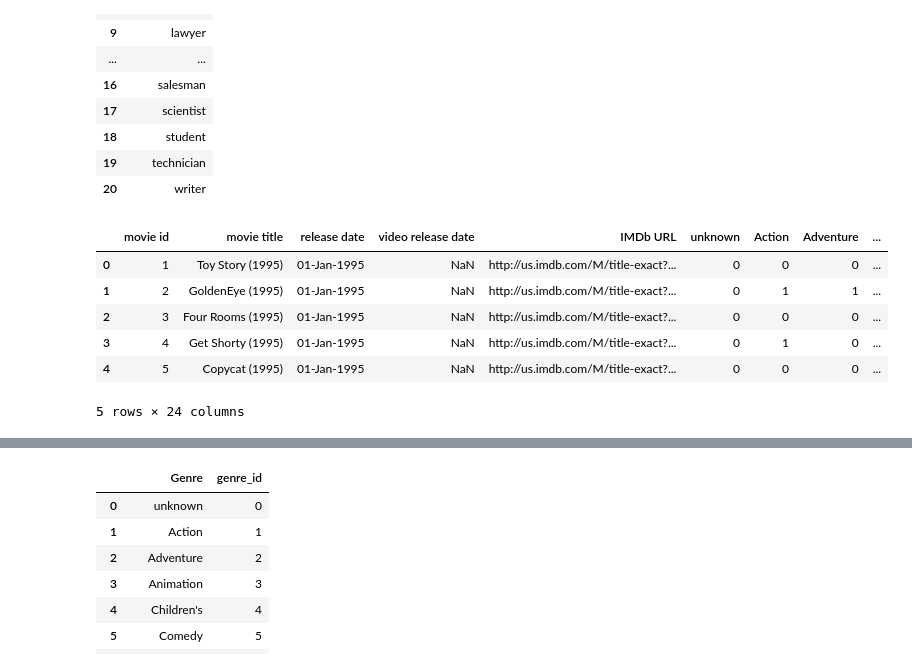
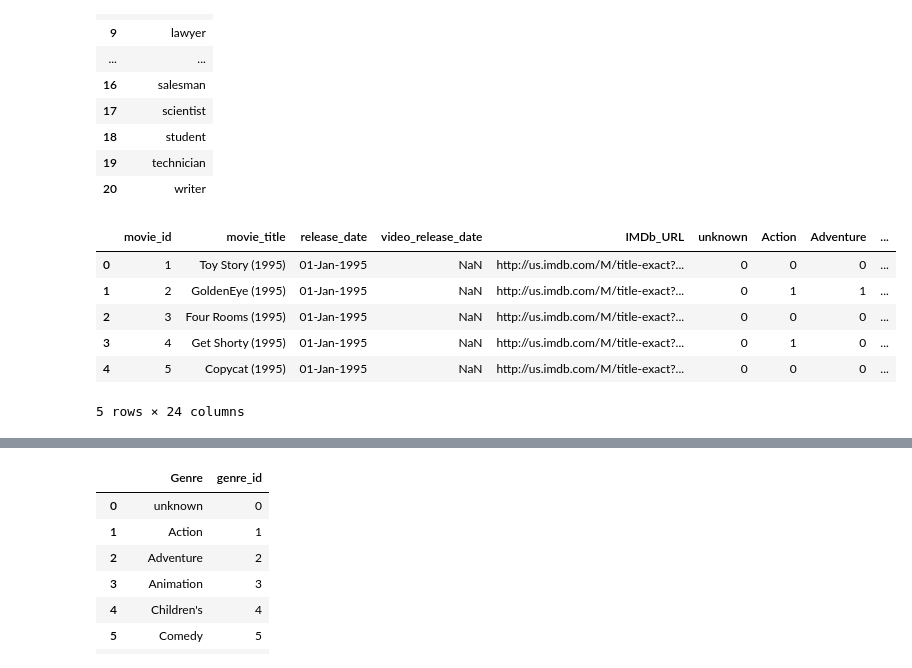
Before and after one commit to zhang-shizhe/PocketRecommender, a Jupyter notebook: EDA.ipynb, the cells around one changed output, grey strips where cells are left out. Cells and saved outputs as stored; diff of their text form; code cells hidden in the pictures.

```diff
--- a/EDA.ipynb
+++ b/EDA.ipynb
@@ -45,14 +50,15 @@ occupation
 | 20 | writer |
 # %%
 items = pd.read_csv('dataset/ml-100k/u.item' , header = None , sep = "|" , encoding='latin-1')
-items.columns = ['movie id' , 'movie title' , 'release date' , 'video release date' ,
-              'IMDb URL' , 'unknown' , 'Action' , 'Adventure' , 'Animation' ,
+items.columns = ['movie_id' , 'movie_title' , 'release_date' , 'video_release_date' ,
+              'IMDb_URL' , 'unknown' , 'Action' , 'Adventure' , 'Animation' ,
               'Childrens' , 'Comedy' , 'Crime' , 'Documentary' , 'Drama' , 'Fantasy' ,
               'Film_Noir' , 'Horror' , 'Musical' , 'Mystery' , 'Romance' , 'Sci_Fi' ,
               'Thriller' , 'War' , 'Western']
+items.to_csv('dataset/ml-100k/item.csv')
 items.head()
 # %% [output]
-|  | movie id | movie title | release date | video release date | IMDb URL | unknown | Action | Adventure | ... |
+|  | movie_id | movie_title | release_date | video_release_date | IMDb_URL | unknown | Action | Adventure | ... |
 | 0 | 1 | Toy Story (1995) | 01-Jan-1995 | NaN | http://us.imdb.com/M/title-exact?... | 0 | 0 | 0 | ... |
 | 1 | 2 | GoldenEye (1995) | 01-Jan-1995 | NaN | http://us.imdb.com/M/title-exact?... | 0 | 1 | 1 | ... |
 | 2 | 3 | Four Rooms (1995) | 01-Jan-1995 | NaN | http://us.imdb.com/M/title-exact?... | 0 | 0 | 0 | ... |
```
Also changed, not shown: parts of 10 cells of this notebook, 4 other files.
